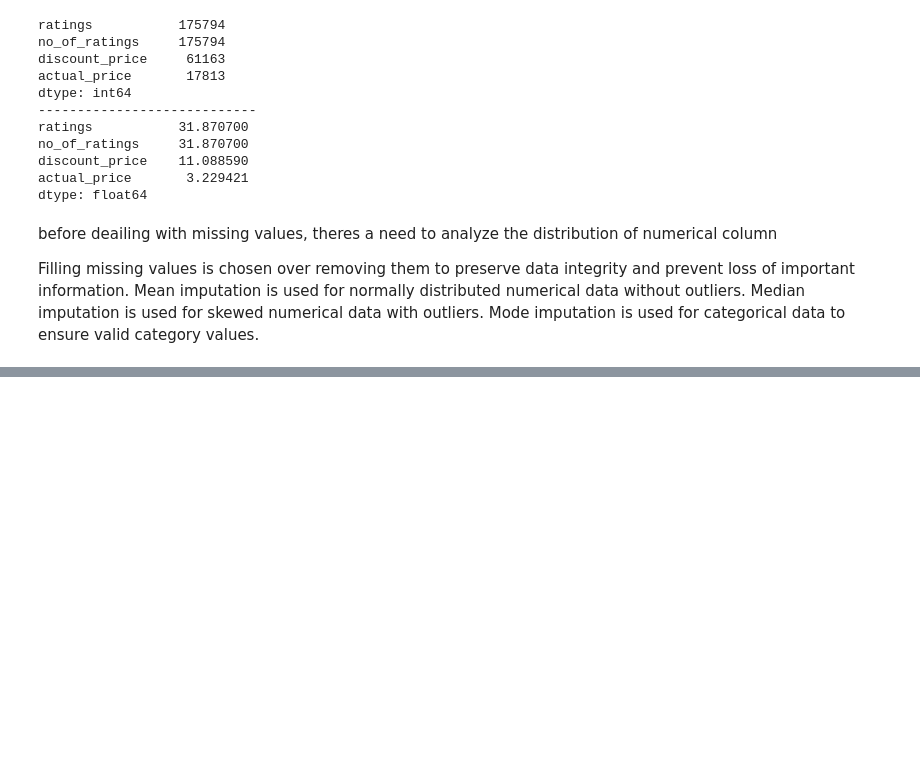
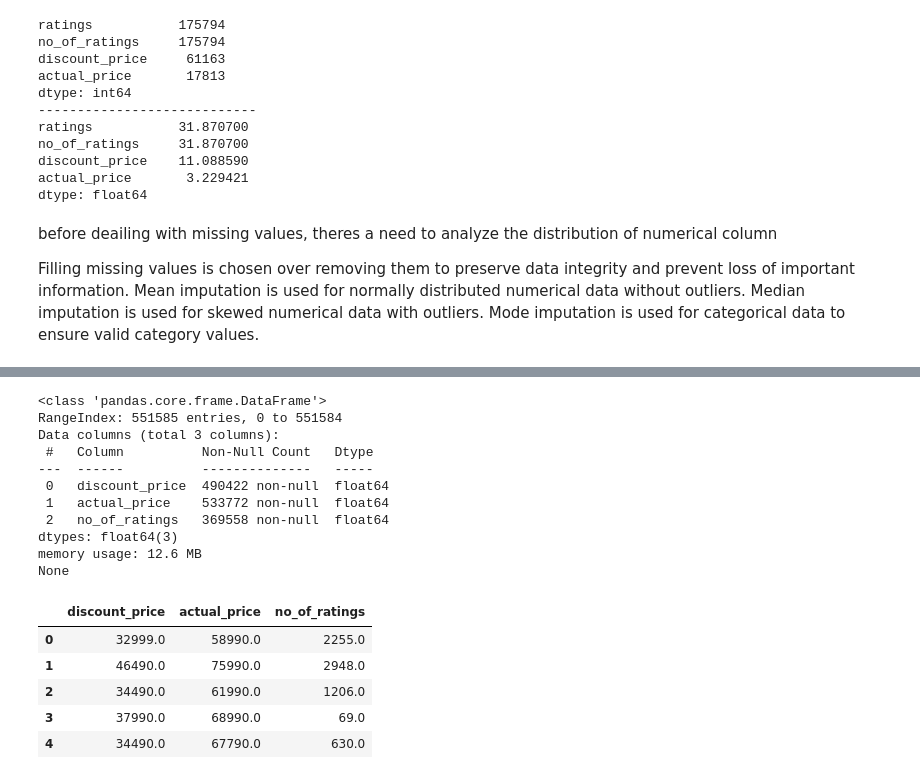
Before and after one commit to HSanny/ecomm_recommender, a Jupyter notebook: recommender.ipynb, the cells around one changed output, grey strips where cells are left out. Saved outputs shown, nothing was run; the diff lists cells and outputs as text; code cells hidden in the pictures; blank space fills up the shorter version.

```diff
--- a/recommender.ipynb
+++ b/recommender.ipynb
@@ -89,15 +88,19 @@ Median imputation is used for skewed numerical data with outliers.
 Mode imputation is used for categorical data to ensure valid category values.
 # %%
 # while drawing distribution, we hit TypeError: Horizontal orientation requires numeric `x` variable.
-# this occur in `no_of_ratings` col
+# this occur in `no_of_ratings` col, that means there exist non-empty value that are not numeric
 
 # list of columns to analyse
 columns_to_analyse = ['ratings', 'no_of_ratings','discount_price','actual_price']
 
 # func to indentify non-numeric values in a column
 def find_non_numeric(df, col):
-    non_numeric = df[col][pd.to_numeric(df[col], errors='coerce').isna()]
-    return non_numeric
+    # df[column].notna() returns a boolean series indicating non-NaN values
+    # pd.to_numeric(df[column], errors='coerce') converts the column to numeric values, setting non-numeric values to NaN
+    # isna() returns a boolean series indicating NaN values
+    # Combining these two conditions, we get non-numeric values that are not NaNs
+    non_numeric_values = df[col][df[col].notna() & pd.to_numeric(df[col], errors='coerce').isna()]
+    return non_numeric_values
 
 # check for non-numeric in each of the col
 for col in columns_to_analyse:
@@ -125,0 +155,32 @@ Name: actual_price, Length: 551585, dtype: object
+# %%
+import re
+
+def convert_price_column(df, col):
+    # remove currency symbols and comma
+    df[col] = df[col].apply(lambda x:re.sub(r'[₹,]', '', str(x)))
+    # convert to numeric
+    df[col] = pd.to_numeric(df[col], errors='coerce')
+
+for col in ['discount_price', 'actual_price', 'no_of_ratings']:
+    convert_price_column(data, col)
+
+print(data[['discount_price', 'actual_price','no_of_ratings']].info())
+data[['discount_price', 'actual_price','no_of_ratings']].head()
+# %% [output]
+<class 'pandas.core.frame.DataFrame'>
+RangeIndex: 551585 entries, 0 to 551584
+Data columns (total 3 columns):
+ #   Column          Non-Null Count   Dtype
+---  ------          --------------   -----
+ 0   discount_price  490422 non-null  float64
+ 1   actual_price    533772 non-null  float64
+ 2   no_of_ratings   369558 non-null  float64
+dtypes: float64(3)
+memory usage: 12.6 MB
+None
+|  | discount_price | actual_price | no_of_ratings |
+| 0 | 32999.0 | 58990.0 | 2255.0 |
+| 1 | 46490.0 | 75990.0 | 2948.0 |
+| 2 | 34490.0 | 61990.0 | 1206.0 |
+| 3 | 37990.0 | 68990.0 | 69.0 |
+| 4 | 34490.0 | 67790.0 | 630.0 |
```
Also changed, not shown: parts of 10 cells of this notebook, 2 other files.
